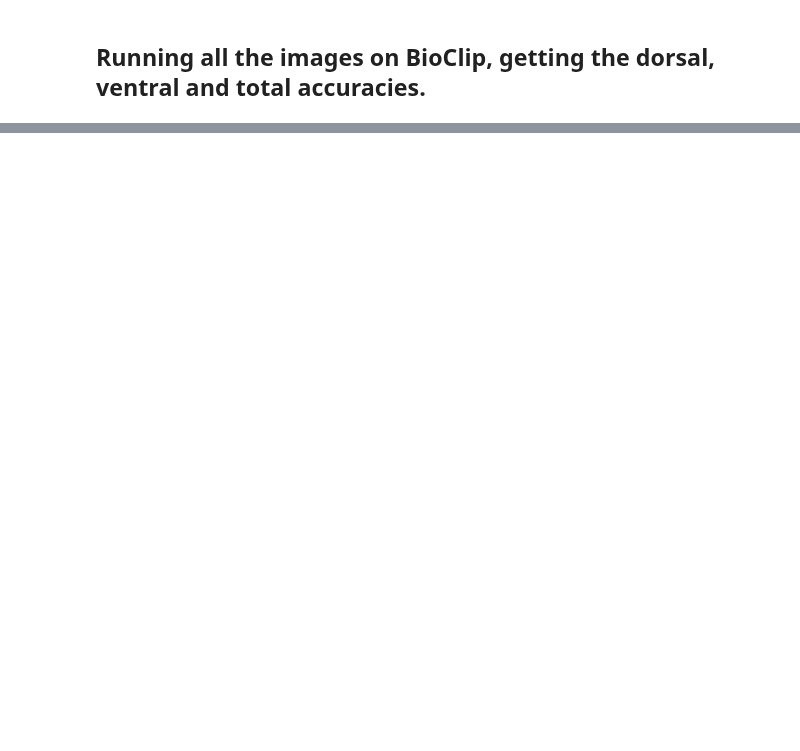
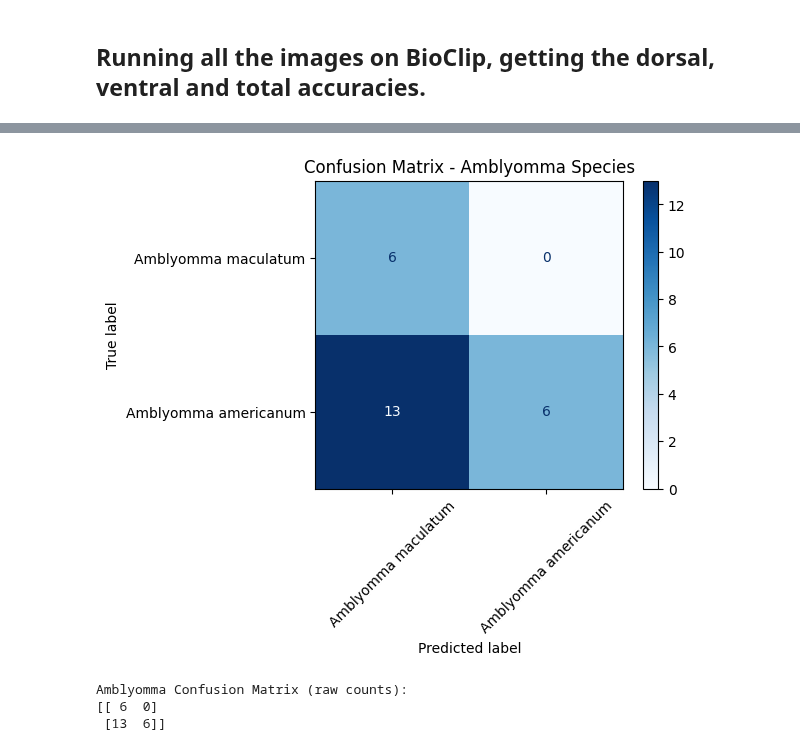
Before and after one commit to jjivandas/tick_classification_project, a Jupyter notebook: notebooks/02_bioclip_inference.ipynb, the cells around one changed output, grey strips where cells are left out. Saved outputs shown, nothing was run; the diff lists cells and outputs as text; code cells hidden in the pictures; blank space fills up the shorter version.

```diff
--- a/notebooks/02_bioclip_inference.ipynb
+++ b/notebooks/02_bioclip_inference.ipynb
@@ -216,0 +270,26 @@ Ixodes scapularis              | 0.909
+# %%
+# Creating Separate 2x2 Matrices for Amblyomma maculatum vs Amblyomma americanum
+# Define the labels for Amblyomma species
+amb_labels = ["Amblyomma maculatum", "Amblyomma americanum"]
+
+# Filter y_true and y_pred to only include Amblyomma samples
+amb_true = [true for true, pred in zip(y_true, y_pred) if true in amb_labels]
+amb_pred = [pred for true, pred in zip(y_true, y_pred) if true in amb_labels]
+
+# Generate confusion matrix for Amblyomma species
+cm_amb = confusion_matrix(amb_true, amb_pred, labels=amb_labels)
+
+# Plot
+disp_amb = ConfusionMatrixDisplay(confusion_matrix=cm_amb, display_labels=amb_labels)
+fig, ax = plt.subplots(figsize=(5, 4))
+disp_amb.plot(cmap='Blues', xticks_rotation=45, ax=ax)
+plt.title("Confusion Matrix - Amblyomma Species")
+plt.show()
+
+print("Amblyomma Confusion Matrix (raw counts):")
+print(cm_amb)
+# %% [output]
+[figure, added]
+Amblyomma Confusion Matrix (raw counts):
+[[ 6  0]
+ [13  6]]
```
Also changed, not shown: parts of 6 cells of this notebook, 4 other files.
